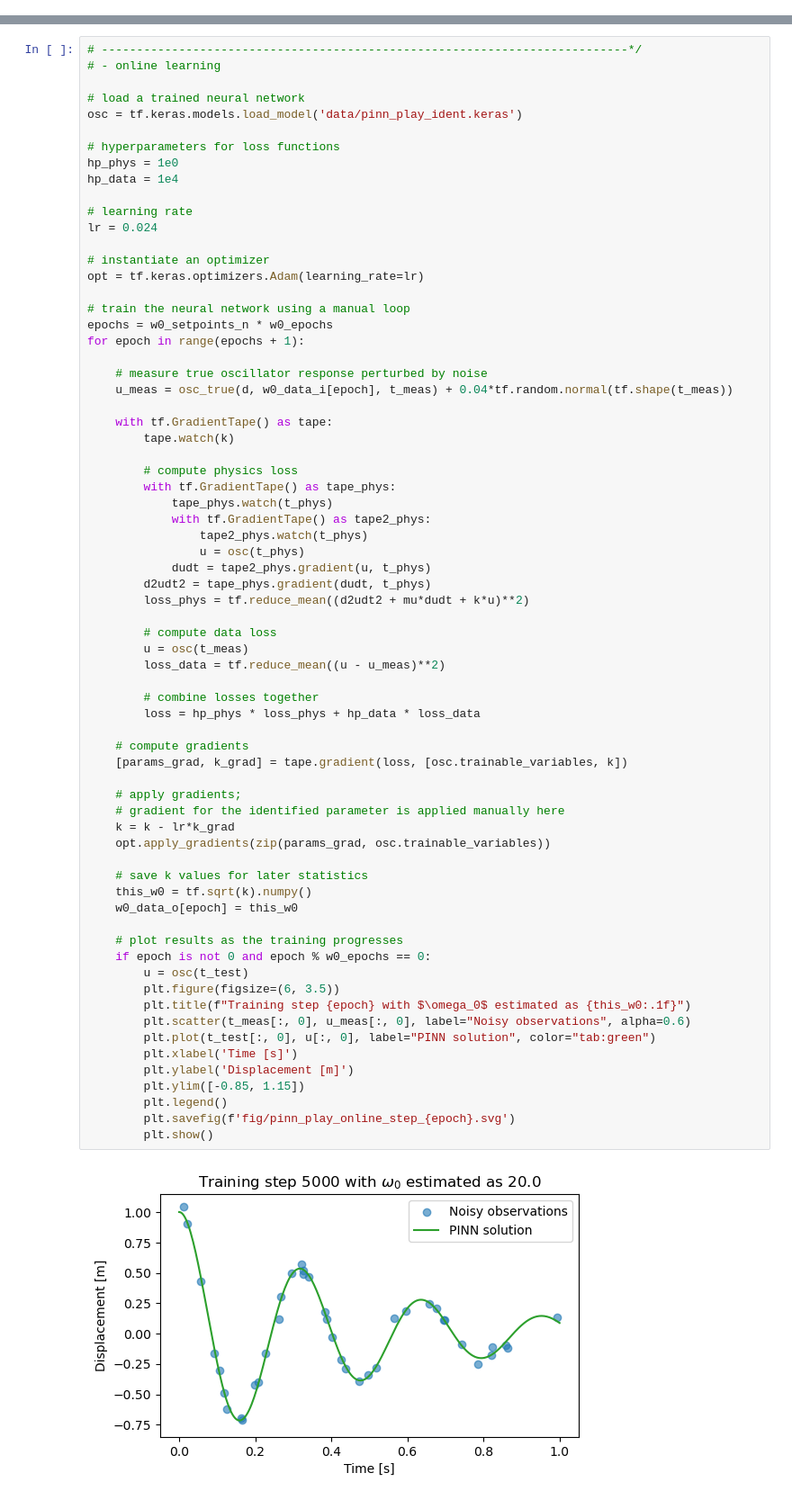
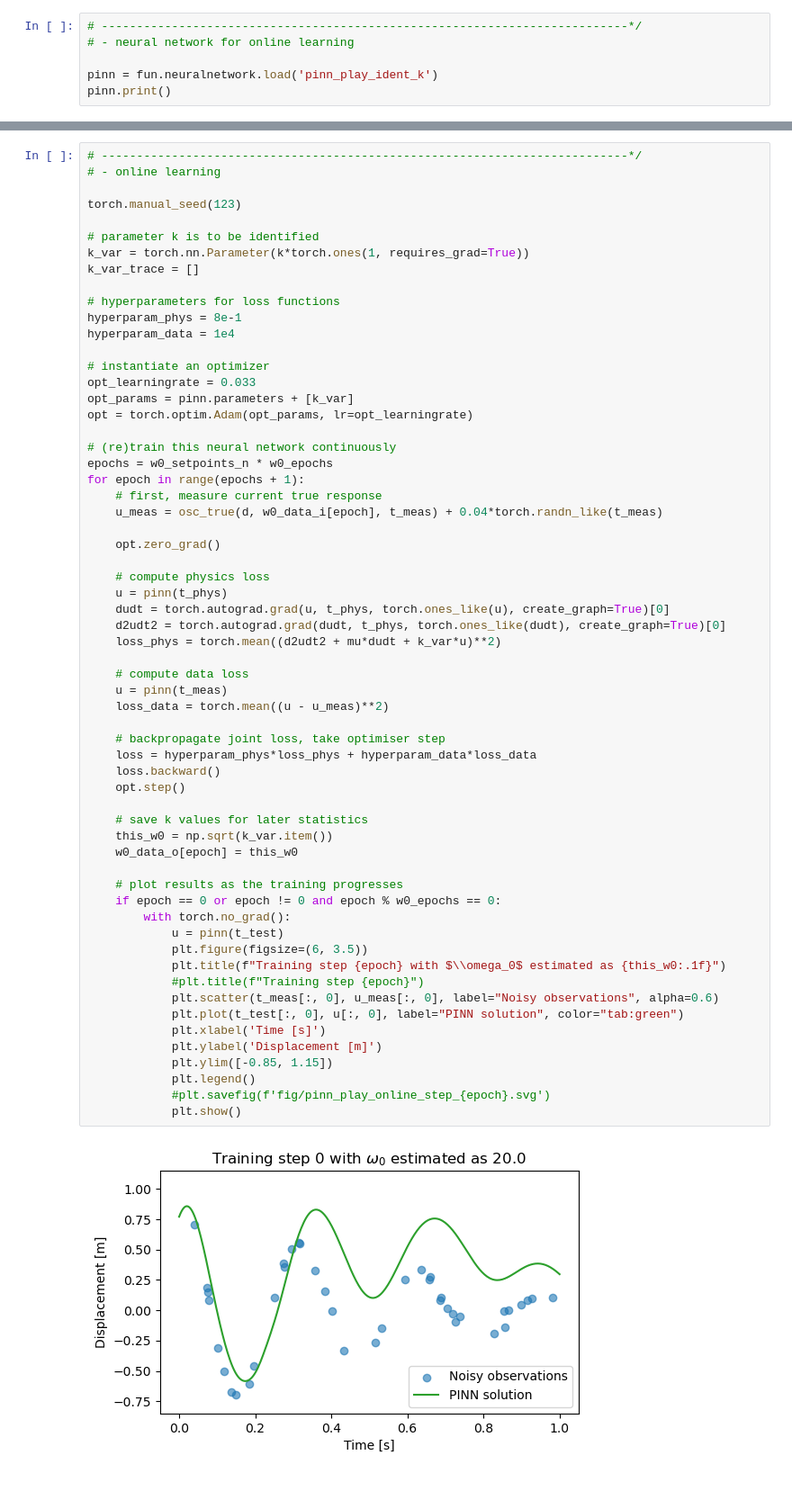
Before and after one commit to maalberg/pinn-care, a Jupyter notebook: pinn_play_online.ipynb, the cells around one changed output, grey strips where cells are left out. Shown at 90% size. Saved outputs shown, nothing was run; the diff lists cells and outputs as text.

```diff
--- a/pinn_play_online.ipynb
+++ b/pinn_play_online.ipynb
@@ -59,0 +68,6 @@ t_meas = tf.random.uniform(shape=[meas_n, 1]) # observation
+# %%
+# ---------------------------------------------------------------------------*/
+# - neural network for online learning
+
+pinn = fun.neuralnetwork.load('pinn_play_ident_k')
+pinn.print()
@@ -60,71 +91,63 @@ t_meas = tf.random.uniform(shape=[meas_n, 1]) # observation
 # %%
 # ---------------------------------------------------------------------------*/
 # - online learning
 
-# load a trained neural network
-osc = tf.keras.models.load_model('data/pinn_play_ident.keras')
+torch.manual_seed(123)
+
+# parameter k is to be identified
+k_var = torch.nn.Parameter(k*torch.ones(1, requires_grad=True))
+k_var_trace = []
 
 # hyperparameters for loss functions
-hp_phys = 1e0
-hp_data = 1e4
-
-# learning rate
-lr = 0.024
+hyperparam_phys = 8e-1
+hyperparam_data = 1e4
 
 # instantiate an optimizer
-opt = tf.keras.optimizers.Adam(learning_rate=lr)
+opt_learningrate = 0.033
+opt_params = pinn.parameters + [k_var]
+opt = torch.optim.Adam(opt_params, lr=opt_learningrate)
 
-# train the neural network using a manual loop
+# (re)train this neural network continuously
 epochs = w0_setpoints_n * w0_epochs
 for epoch in range(epochs + 1):
+    # first, measure current true response
+    u_meas = osc_true(d, w0_data_i[epoch], t_meas) + 0.04*torch.randn_like(t_meas)
 
-    # measure true oscillator response perturbed by noise
-    u_meas = osc_true(d, w0_data_i[epoch], t_meas) + 0.04*tf.random.normal(tf.shape(t_meas))
+    opt.zero_grad()
 
-    with tf.GradientTape() as tape:
-        tape.watch(k)
+    # compute physics loss
+    u = pinn(t_phys)
+    dudt = torch.autograd.grad(u, t_phys, torch.ones_like(u), create_graph=True)[0]
+    d2udt2 = torch.autograd.grad(dudt, t_phys, torch.ones_like(dudt), create_graph=True)[0]
+    loss_phys = torch.mean((d2udt2 + mu*dudt + k_var*u)**2)
 
-        # compute physics loss
-        with tf.GradientTape() as tape_phys:
-            tape_phys.watch(t_phys)
-            with tf.GradientTape() as tape2_phys:
-                tape2_phys.watch(t_phys)
-                u = osc(t_phys)
-            dudt = tape2_phys.gradient(u, t_phys)
-        d2udt2 = tape_phys.gradient(dudt, t_phys)
-        loss_phys = tf.reduce_mean((d2udt2 + mu*dudt + k*u)**2)
+    # compute data loss
+    u = pinn(t_meas)
+    loss_data = torch.mean((u - u_meas)**2)
 
-        # compute data loss
-        u = osc(t_meas)
-        loss_data = tf.reduce_mean((u - u_meas)**2)
-
-        # combine losses together
-        loss = hp_phys * loss_phys + hp_data * loss_data
-
-    # compute gradients
-    [params_grad, k_grad] = tape.gradient(loss, [osc.trainable_variables, k])
-
-    # apply gradients;
-    # gradient for the identified parameter is applied manually here
-    k = k - lr*k_grad
-    opt.apply_gradients(zip(params_grad, osc.trainable_variables))
+    # backpropagate joint loss, take optimiser step
+    loss = hyperparam_phys*loss_phys + hyperparam_data*loss_data
+    loss.backward()
+    opt.step()
 
     # save k values for later statistics
-    this_w0 = tf.sqrt(k).numpy()
+    this_w0 = np.sqrt(k_var.item())
     w0_data_o[epoch] = this_w0
 
     # plot results as the training progresses
-    if epoch is not 0 and epoch % w0_epochs == 0:
-        u = osc(t_test)
-        plt.figure(figsize=(6, 3.5))
-        plt.title(f"Training step {epoch} with $\omega_0$ estimated as {this_w0:.1f}")
-        plt.scatter(t_meas[:, 0], u_meas[:, 0], label="Noisy observations", alpha=0.6)
-        plt.plot(t_test[:, 0], u[:, 0], label="PINN solution", color="tab:green")
-        plt.xlabel('Time [s]')
-        plt.ylabel('Displacement [m]')
-        plt.ylim([-0.85, 1.15])
-        plt.legend()
-        plt.savefig(f'fig/pinn_play_online_step_{epoch}.svg')
-        plt.show()
+    if epoch == 0 or epoch != 0 and epoch % w0_epochs == 0:
+        with torch.no_grad():
+            u = pinn(t_test)
+            plt.figure(figsize=(6, 3.5))
+            plt.title(f"Training step {epoch} with $\\omega_0$ estimated as {this_w0:.1f}")
+            #plt.title(f"Training step {epoch}")
+            plt.scatter(t_meas[:, 0], u_meas[:, 0], label="Noisy observations", alpha=0.6)
+            plt.plot(t_test[:, 0], u[:, 0], label="PINN solution", color="tab:green")
+            plt.xlabel('Time [s]')
+            plt.ylabel('Displacement [m]')
+            plt.ylim([-0.85, 1.15])
+            plt.legend()
+            #plt.savefig(f'fig/pinn_play_online_step_{epoch}.svg')
+            plt.show()
 # %% [output]
-[figure, old version]
+[figure, new version]
```
Also changed, not shown: parts of 11 cells of this notebook, 4 other files.
